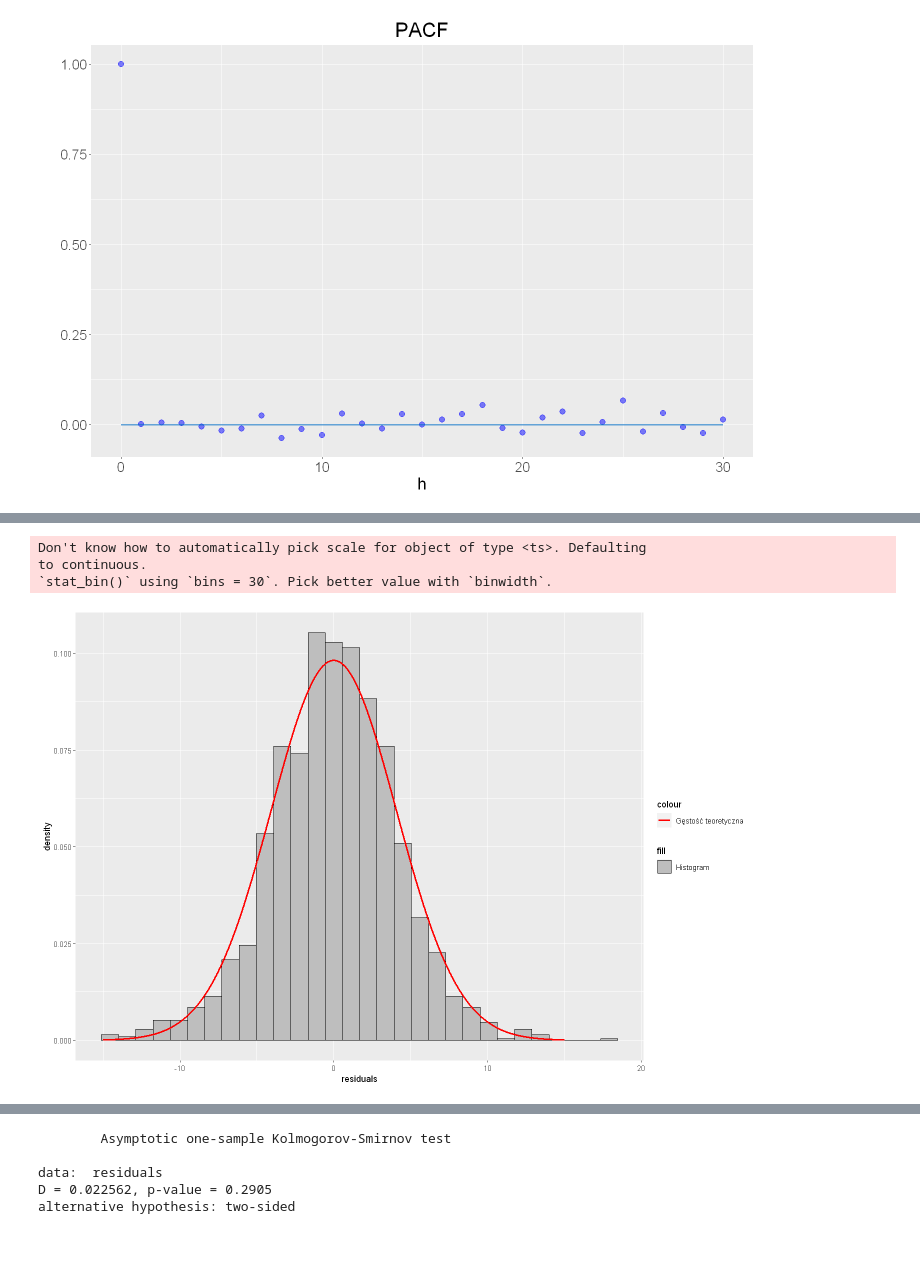
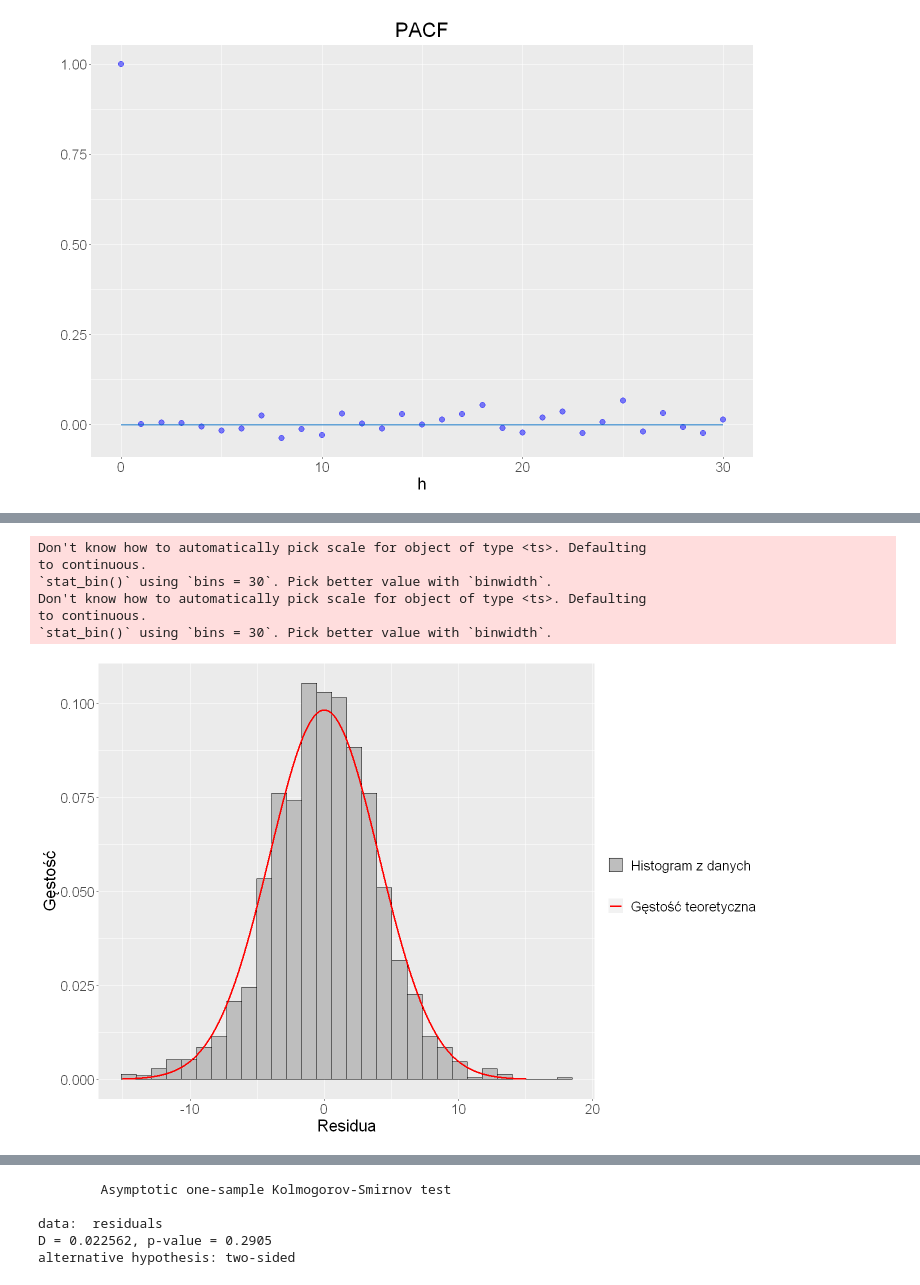
Before and after one commit to Szymex49/ARMA_temperature_modelling, a Jupyter notebook: SM_R.ipynb, the cells around one changed output, grey strips where cells are left out. Cells and saved outputs as stored; diff of their text form; code cells hidden in the pictures; blank space fills up the shorter version.

```diff
--- a/SM_R.ipynb
+++ b/SM_R.ipynb
@@ -47,5 +47,6 @@ pvar <- function(X, k, plot=FALSE){
 }
 # %%
 data <- read.csv("data/data.csv")
+data <- data %>% mutate(date = paste(day, month, year, sep="."))
 data
 # %% [output]
@@ -271,15 +312,23 @@ cor_plot(residuals, "pacf")
 # %%
 xs <- seq(-15, 15, 0.01)
-ggplot() +
-  geom_histogram(aes(residuals, after_stat(density), fill="Histogram"), col="black") +
+plt <- ggplot() +
+  geom_histogram(aes(residuals, after_stat(density), fill="Histogram z danych"), col="black") +
   geom_line(aes(xs, dnorm(xs, 0, sd(residuals)), col="Gęstość teoretyczna"), linewidth=1) +
   scale_color_manual(values=c("red")) +
-  scale_fill_manual(values=c("grey"))
+  scale_fill_manual(values=c("grey")) +
+  xlab("Residua") +
+  ylab("Gęstość") +
+  theme(legend.title=element_blank(), text = element_text(size = 20))
+plt
+ggsave("images/des_res.pdf", plt, width=14, height=6)
 # %% [output]
 Don't know how to automatically pick scale for object of type <ts>. Defaulting
 to continuous.
 `stat_bin()` using `bins = 30`. Pick better value with `binwidth`.
+Don't know how to automatically pick scale for object of type <ts>. Defaulting
+to continuous.
+`stat_bin()` using `bins = 30`. Pick better value with `binwidth`.
-[figure, old version]
+[figure, new version]
 # %%
 xs <- seq(-15, 15, 0.01)
 F <- ecdf(residuals)
```
Also changed, not shown: parts of 13 cells of this notebook, 11 other files.
